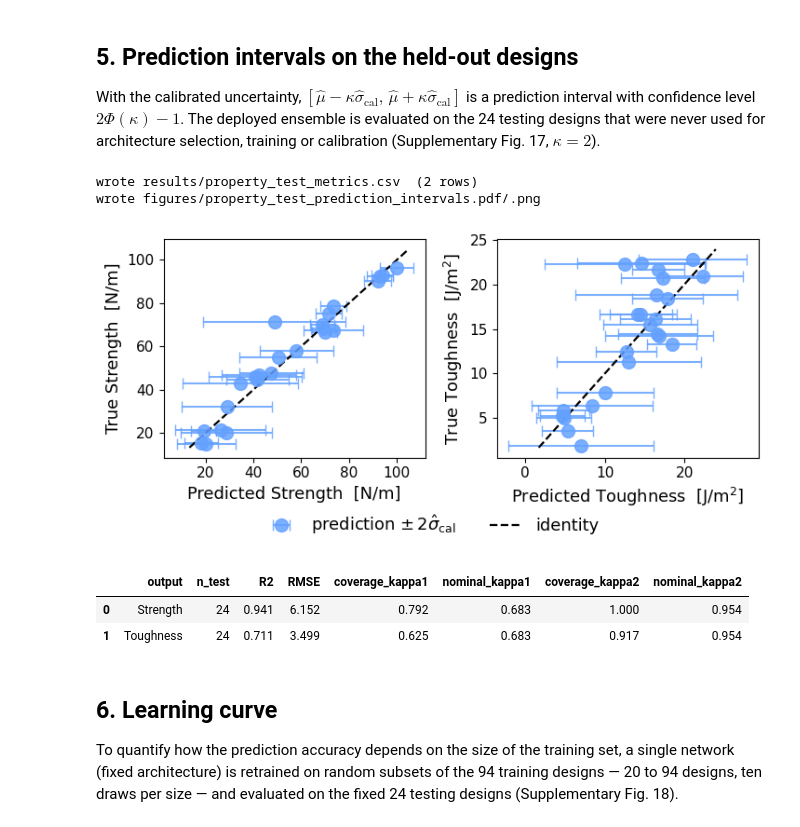
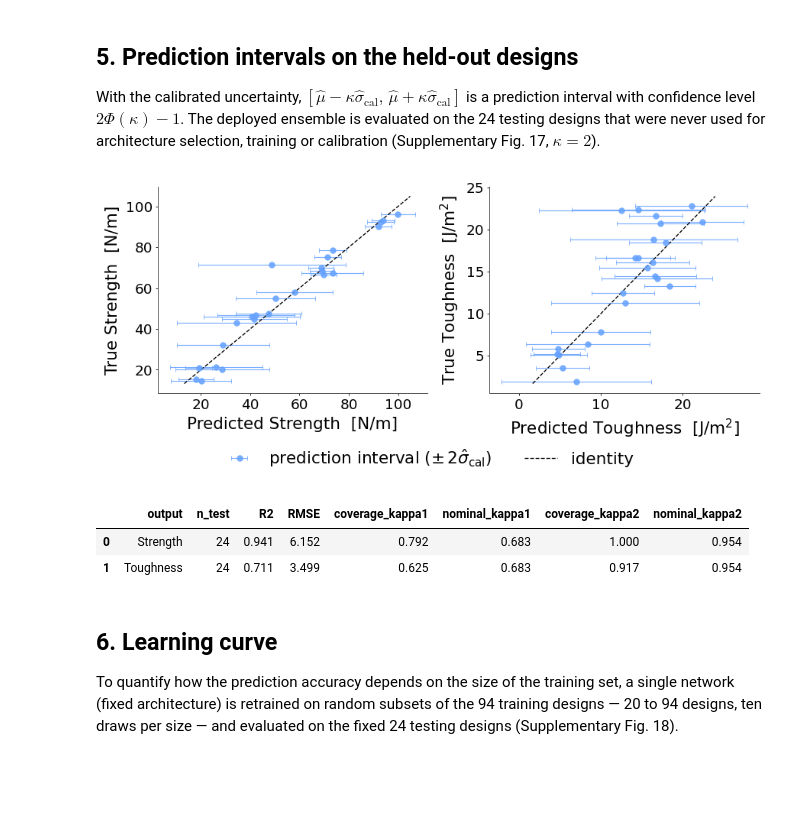
Before and after one commit to keten-group/MEGAs, a Jupyter notebook: mechanical_property_prediction.ipynb, the cells around one changed output. Saved outputs shown, nothing was run; the diff lists cells and outputs as text; code cells hidden in the pictures; blank space fills up the shorter version.

```diff
--- a/mechanical_property_prediction.ipynb
+++ b/mechanical_property_prediction.ipynb
@@ -104,9 +105,11 @@ def grid_job(hidden_sizes, activation):
             "val_nMSE_Strength": float(mse[0]), "val_nMSE_Toughness": float(mse[1]), "val_nMSE_average": float(mse.mean())}
 
 
-grid_rows = Parallel(n_jobs=N_JOBS, verbose=1)(delayed(grid_job)(h, a) for h in HIDDEN_GRID for a in ACT_GRID)
-arch = pd.DataFrame(grid_rows)
-mu.save_results(arch, "nn_architecture_grid.csv")
+if RETRAIN:
+    arch = pd.DataFrame(Parallel(n_jobs=N_JOBS, verbose=1)(delayed(grid_job)(h, a) for h in HIDDEN_GRID for a in ACT_GRID))
+    mu.save_results(arch, "nn_architecture_grid.csv")
+else:
+    arch = mu.load_results("nn_architecture_grid.csv")
 
 best = arch.loc[arch.val_nMSE_average.idxmin()]
 MLP_KW = dict(hidden_sizes=json.loads(best.hidden_sizes), activation=best.activation, dropout=0.0)
@@ -286,15 +282,13 @@ def cal_member_job(kind, split_id, train_idx, eval_idx, seed):
             "state_dict": net.state_dict() if kind == "final" else None}
 
 
-OOF_CACHE = os.path.join(mu.RESULTS_DIR, "calibration_oof_pairs.csv")
 ENS_DIR = os.path.join(mu.MODELS_DIR, "nn_ensemble")
 xs_f, ys_f = mu.Standardiser().fit(X_all[IDX_TRAINVAL]), mu.Standardiser().fit(Y_all[IDX_TRAINVAL])
 
-if os.path.exists(OOF_CACHE) and os.path.exists(os.path.join(ENS_DIR, "ensemble.json")) and not RECOMPUTE:
-    oof = pd.read_csv(OOF_CACHE)
+if not RETRAIN:
+    oof = mu.load_results("calibration_oof_pairs.csv")
     ensemble = mu.NNEnsemble.load(ENS_DIR)
     AB = ensemble.ab
-    print(f"loaded cached out-of-fold pairs ({len(oof)} rows) and the deployed ensemble; set RECOMPUTE = True to retrain")
 else:
     jobs = [("inner", s["split"], s["train"], s["val"], 1000 * s["split"] + m) for s in L2 for m in range(B)]
     jobs += [("final", 0, IDX_TRAINVAL, np.arange(len(pts)), 100000 + m) for m in range(B)]
@@ -329,7 +323,8 @@ else:
     print("saved models/nn_ensemble/ (20 members, standardiser and calibration factors)")
 
 factors = pd.DataFrame([{"output": o, "a": AB[o][0], "b": AB[o][1], "n_pairs": len(oof)} for o in OUTPUTS])
-mu.save_results(factors, "calibration_factors.csv")
+if RETRAIN:
+    mu.save_results(factors, "calibration_factors.csv")
 print(f"{len(oof)} out-of-fold pairs ({oof.point.nunique()} designs x {oof.repeat.nunique()} repeats)")
 factors.round(3)
 # %% [output]
@@ -376,7 +369,7 @@ with mpl.rc_context({"font.size": 12, "axes.labelsize": 12.8, "xtick.labelsize":
                     color=c, edgecolor="0.3", linewidth=0.4, label=lab)
         xx = np.linspace(-5, 5, 200)
         ax.plot(xx, stats.norm.pdf(xx), c="#E4A400", lw=1.2, label="standard normal pdf")
-        ax.set_xlim(-5, 5); ax.set_xlabel(r"$r = \mathrm{resid} / \hat\sigma$"); ax.set_ylabel("relative counts")
+        ax.set_xlim(-5, 5); ax.set_xlabel(r"$r = \mathrm{residual} / \hat\sigma$"); ax.set_ylabel("relative counts")
         if i == 0: ax.legend(frameon=True, loc="upper left")
         ax = fig.add_subplot(outer[i, 1])
         for col in VARIANT:
@@ -408,7 +401,7 @@ with mpl.rc_context({"font.size": 12, "axes.labelsize": 12.8, "xtick.labelsize":
         ax_bot.set_xlim(0, smax); ax_bot.set_xlabel(f"$\\hat\\sigma$  [{UNITS[o]}]"); ax_bot.set_ylabel("RMS residual")
         ax_bot.set_ylim(0, ax_bot.get_ylim()[1] * 1.22)
         ax_bot.legend(frameon=True, loc="upper left", fontsize=7.6, framealpha=0.92)
-    mu.save_figure(fig, "calibration_diagnostics"); plt.show()
+    plt.show()
 
 rows = []
 for o in OUTPUTS:
@@ -418,6 +411,7 @@ for o in OUTPUTS:
                      "RvE slope": st["RvE_slope"], "RvE intercept": st["RvE_intercept"], "RvE R2": st["RvE_R2"],
                      "a": AB[o][0] if col == "sigma_cal" else np.nan, "b": AB[o][1] if col == "sigma_cal" else np.nan})
 diag = pd.DataFrame(rows)
-mu.save_results(diag, "calibration_diagnostics.csv")
+if RETRAIN:
+    mu.save_results(diag, "calibration_diagnostics.csv")
 diag.round(2)
 # %% [output]
@@ -436,32 +428,34 @@ With the calibrated uncertainty, $[\hat\mu - \kappa\hat\sigma_{\mathrm{cal}},\,
 # %%
 te = designs[designs.test]
 rows = []
 for o in OUTPUTS:
     y, m_, s = te[f"true_{o}"].to_numpy(), te[f"mu_{o}"].to_numpy(), te[f"sigma_cal_{o}"].to_numpy()
     rec = {"output": o, "n_test": len(te), "R2": mu.r2(y, m_), "RMSE": mu.rmse(y, m_)}
     for k in (1.0, 2.0):
         rec[f"coverage_kappa{k:g}"] = float((np.abs(y - m_) <= k * s).mean()); rec[f"nominal_kappa{k:g}"] = 2 * stats.norm.cdf(k) - 1
     rows.append(rec)
 test_metrics = pd.DataFrame(rows)
-mu.save_results(test_metrics, "property_test_metrics.csv")
+if RETRAIN:
+    mu.save_results(test_metrics, "property_test_metrics.csv")
 
 with mpl.rc_context({"font.size": 12, "axes.labelsize": 12.9, "xtick.labelsize": 11.1, "ytick.labelsize": 11.1, "legend.fontsize": 12.9}):
     fig, axes = plt.subplots(1, 2, figsize=(7.38, 3.51))
+    fig.subplots_adjust(left=0.10, right=0.99, bottom=0.28, top=0.92, wspace=0.23)
     for ax, o in zip(axes, OUTPUTS):
         y, m_, s = te[f"true_{o}"].to_numpy(), te[f"mu_{o}"].to_numpy(), te[f"sigma_cal_{o}"].to_numpy()
-        h_pred = ax.errorbar(m_, y, xerr=2 * s, fmt="o", ms=10, capsize=4, color=mu.BLUE, ecolor=mu.BLUE, alpha=0.85)
+        h_pred = ax.errorbar(m_, y, xerr=2 * s, fmt="o", ms=4.5, markeredgewidth=0.5, elinewidth=0.7, capsize=2, capthick=0.5, color=mu.BLUE, ecolor=mu.BLUE, alpha=0.85)
         lim = [min(y.min(), m_.min()) * 0.9, max(y.max(), m_.max()) * 1.05]
-        h_id, = ax.plot(lim, lim, "k--", lw=1.6)
+        h_id, = ax.plot(lim, lim, "k--", lw=0.8)
+        ax.tick_params(direction="out", length=2, width=0.5, pad=2)
+        for spine in ax.spines.values():
+            spine.set_linewidth(0.6); spine.set_color("0.3")
         ax.set_xlabel(f"Predicted {o}  [{UNITS[o]}]"); ax.set_ylabel(f"True {o}  [{UNITS[o]}]")
-    fig.legend([h_pred, h_id], [r"prediction $\pm\,2\hat\sigma_{\mathrm{cal}}$", "identity"], loc="lower center", ncol=2,
-               bbox_to_anchor=(0.5, -0.02), frameon=False)
-    plt.tight_layout(rect=[0, 0.06, 1, 1])
-    mu.save_figure(fig, "property_test_prediction_intervals"); plt.show()
+    fig.legend([h_pred, h_id], [r"prediction interval ($\pm\,2\hat\sigma_{\mathrm{cal}}$)", "identity"], loc="lower center", ncol=2,
+               bbox_to_anchor=(0.5, 0.0), frameon=False, handlelength=2.0, columnspacing=2.0)
+    plt.show()
 test_metrics.round(3)
 # %% [output]
-wrote results/property_test_metrics.csv  (2 rows)
-wrote figures/property_test_prediction_intervals.pdf/.png
-[figure, old version]
+[figure, new version]
 |  | output | n_test | R2 | RMSE | coverage_kappa1 | nominal_kappa1 | coverage_kappa2 | nominal_kappa2 |
 | 0 | Strength | 24 | 0.941 | 6.152 | 0.792 | 0.683 | 1.000 | 0.954 |
 | 1 | Toughness | 24 | 0.711 | 3.499 | 0.625 | 0.683 | 0.917 | 0.954 |
```
Also changed, not shown: parts of 9 cells of this notebook, 29 other files.
